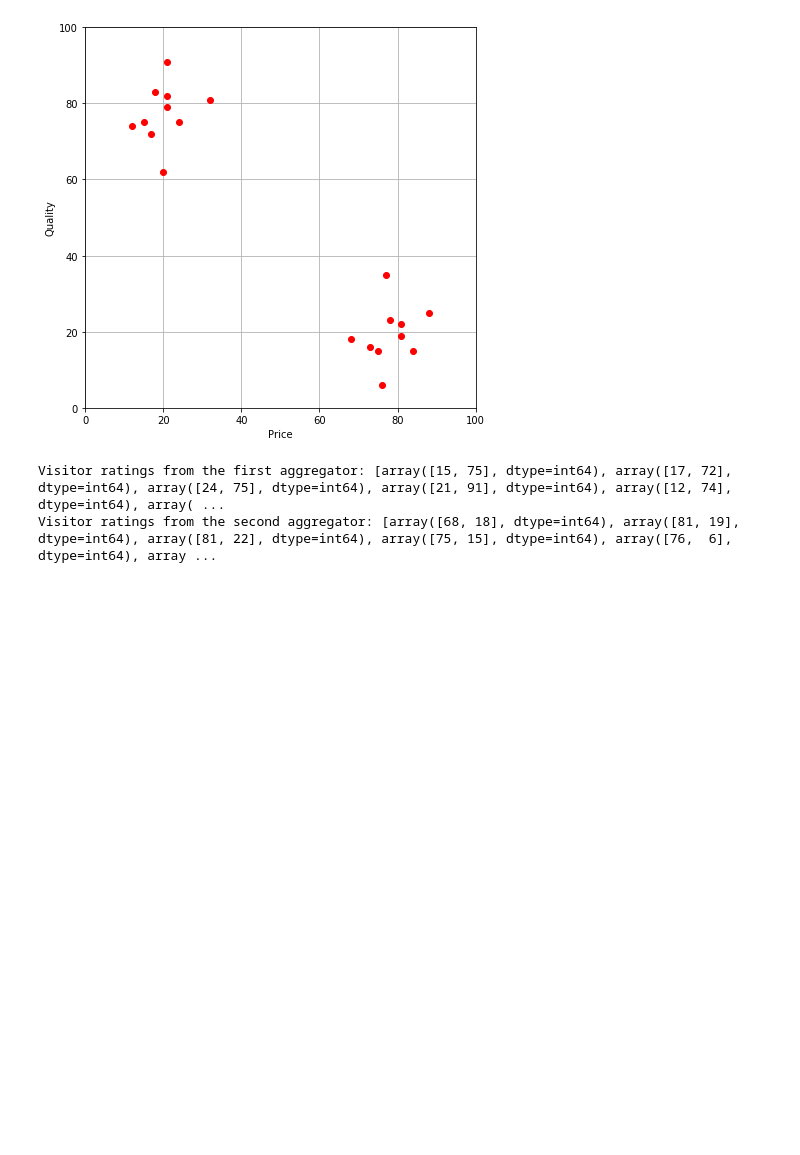
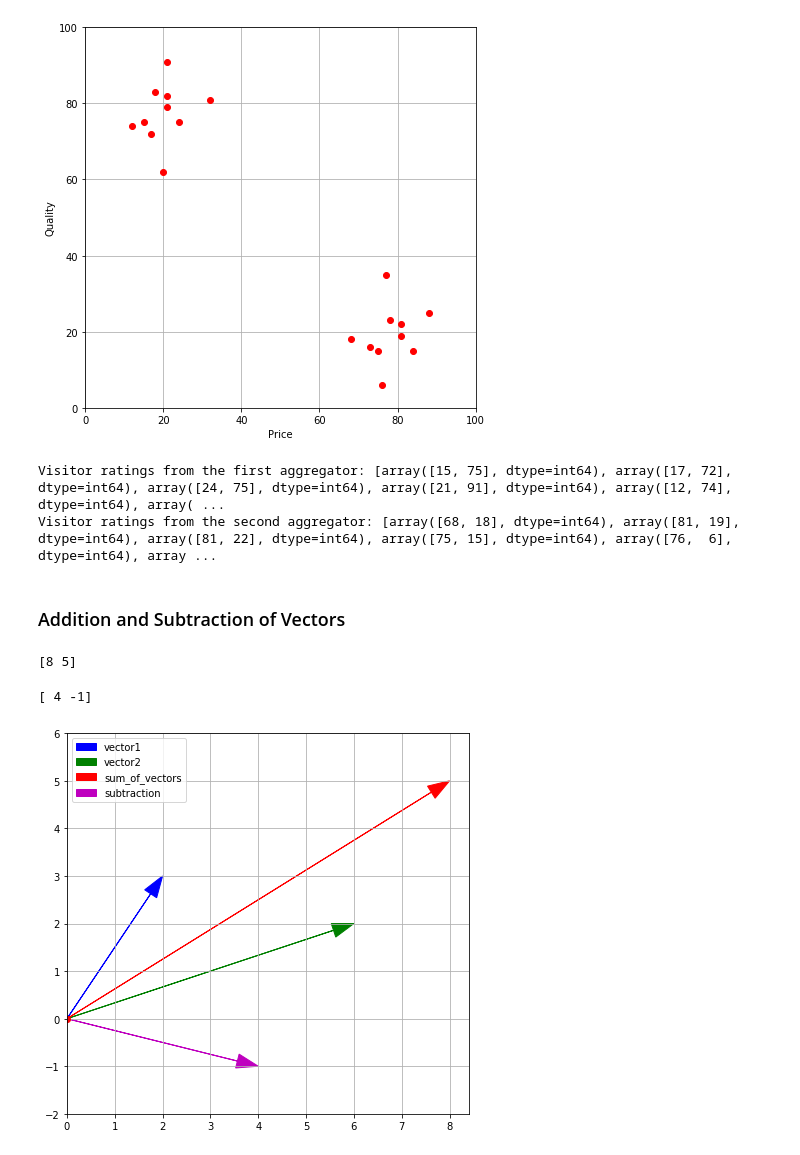
Before and after one commit to Alumasa/data_science_practicum, a Jupyter notebook: Vector and Vector Operations.ipynb, the cells around one changed output. Cells and saved outputs as stored; diff of their text form; code cells hidden in the pictures; blank space fills up the shorter version.

Commit message:
Addition and Subtraction of Vectors

```diff
--- a/Vector and Vector Operations.ipynb
+++ b/Vector and Vector Operations.ipynb
@@ -172,3 +172,46 @@ print("Visitor ratings from the second aggregator:", visitors_2)
 # %% [output]
 Visitor ratings from the first aggregator: [array([15, 75], dtype=int64), array([17, 72], dtype=int64), array([24, 75], dtype=int64), array([21, 91], dtype=int64), array([12, 74], dtype=int64), array( ...
 Visitor ratings from the second aggregator: [array([68, 18], dtype=int64), array([81, 19], dtype=int64), array([81, 22], dtype=int64), array([75, 15], dtype=int64), array([76,  6], dtype=int64), array ...
+# %% [markdown]
+### Addition and Subtraction of Vectors
+# %%
+import numpy as np
+
+vector1 = np.array([2, 3])
+vector2 = np.array([6, 2])
+sum_of_vectors = vector1 + vector2
+print(sum_of_vectors)
+# %% [output]
+[8 5]
+# %%
+subtraction = vector2 - vector1
+print(subtraction)
+# %% [output]
+[ 4 -1]
+# %%
+#Plot the obtained vectors with arrows on the plane:
+import numpy as np
+import matplotlib.pyplot as plt
+
+vector1 = np.array([2, 3])
+vector2 = np.array([6, 2])
+sum_of_vectors = vector1 + vector2
+subtraction = vector2 - vector1
+
+plt.figure(figsize=(7.2, 7))
+plt.axis([0, 8.4, -2, 6])
+arrow1 = plt.arrow(0, 0, vector1[0], vector1[1], head_width=0.3,
+               length_includes_head="True", color='b')
+arrow2 = plt.arrow(0, 0, vector2[0], vector2[1], head_width=0.3,
+               length_includes_head="True", color='g')
+arrow3 = plt.arrow(0, 0, sum_of_vectors[0], sum_of_vectors[1],
+               head_width=0.3, length_includes_head="True", color='r')
+arrow4 = plt.arrow(0, 0, subtraction[0], subtraction[1],
+               head_width=0.3, length_includes_head="True", color='m')
+plt.plot(0, 0, 'ro')
+plt.legend([arrow1, arrow2, arrow3, arrow4],
+           ['vector1', 'vector2', 'sum_of_vectors', 'subtraction'], loc='upper left')
+plt.grid(True)
+plt.show()
+# %% [output]
+[figure, added]
```
Also changed, not shown: parts of 8 cells of this notebook.
